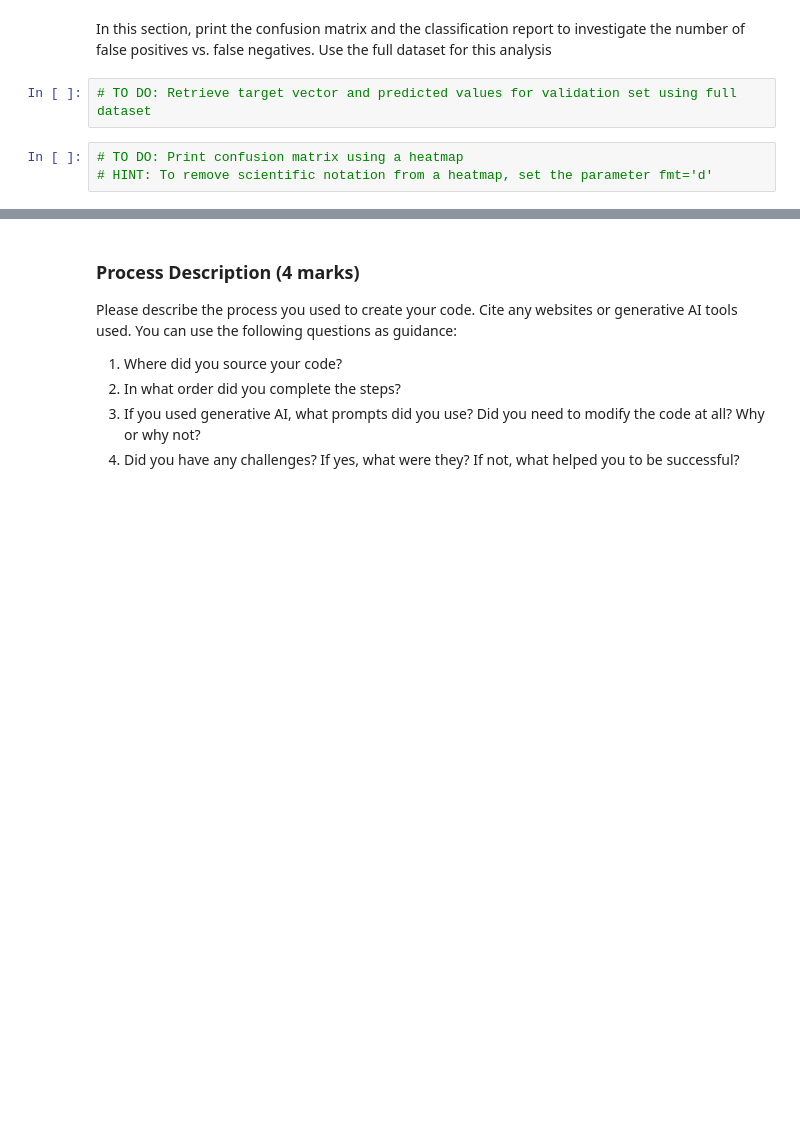
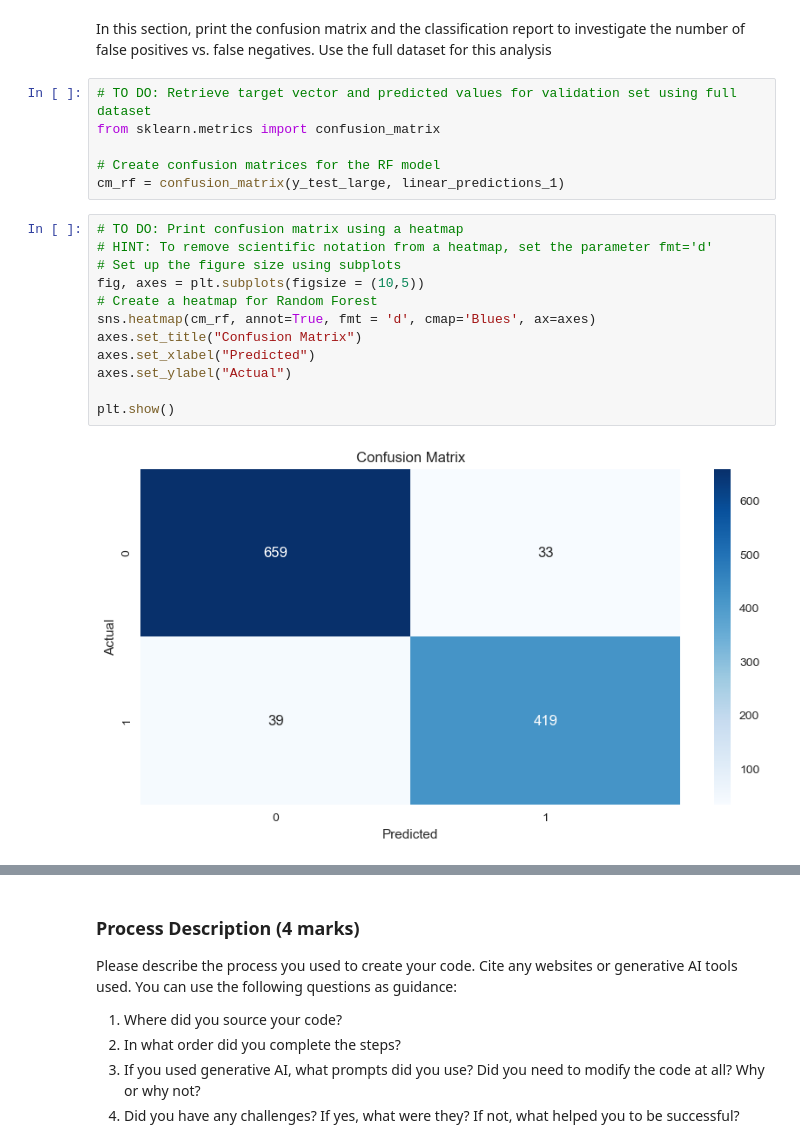
Before and after one commit to zhifanl/ENSF544-Labs, a Jupyter notebook: A2/Assignment 2.ipynb, the cells around one changed output, grey strips where cells are left out. Cells and saved outputs as stored; diff of their text form; blank space fills up the shorter version.

```diff
--- a/A2/Assignment 2.ipynb
+++ b/A2/Assignment 2.ipynb
@@ -312,8 +293,23 @@ print(results)
 In this section, print the confusion matrix and the classification report to investigate the number of false positives vs. false negatives. Use the full dataset for this analysis
 # %%
 # TO DO: Retrieve target vector and predicted values for validation set using full dataset
+from sklearn.metrics import confusion_matrix
+
+# Create confusion matrices for the RF model
+cm_rf = confusion_matrix(y_test_large, linear_predictions_1)
 # %%
 # TO DO: Print confusion matrix using a heatmap
 # HINT: To remove scientific notation from a heatmap, set the parameter fmt='d'
+# Set up the figure size using subplots
+fig, axes = plt.subplots(figsize = (10,5))
+# Create a heatmap for Random Forest
+sns.heatmap(cm_rf, annot=True, fmt = 'd', cmap='Blues', ax=axes)
+axes.set_title("Confusion Matrix")
+axes.set_xlabel("Predicted")
+axes.set_ylabel("Actual")
+
+plt.show()
+# %% [output]
+[figure, added]
 # %%
 # TO DO: Print classification report
```
Also changed, not shown: parts of 21 cells of this notebook, 8 other files.
